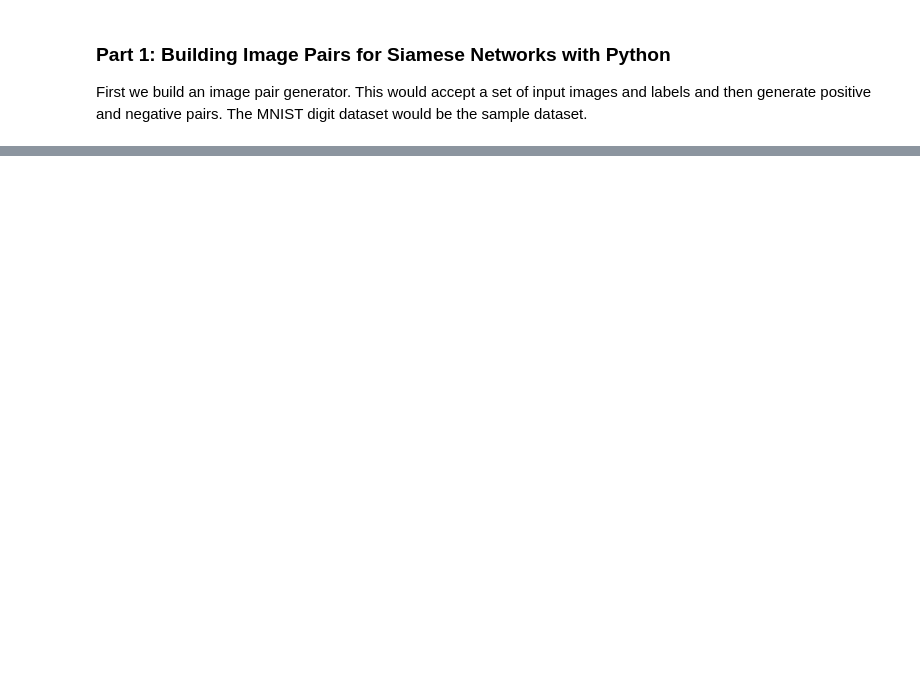
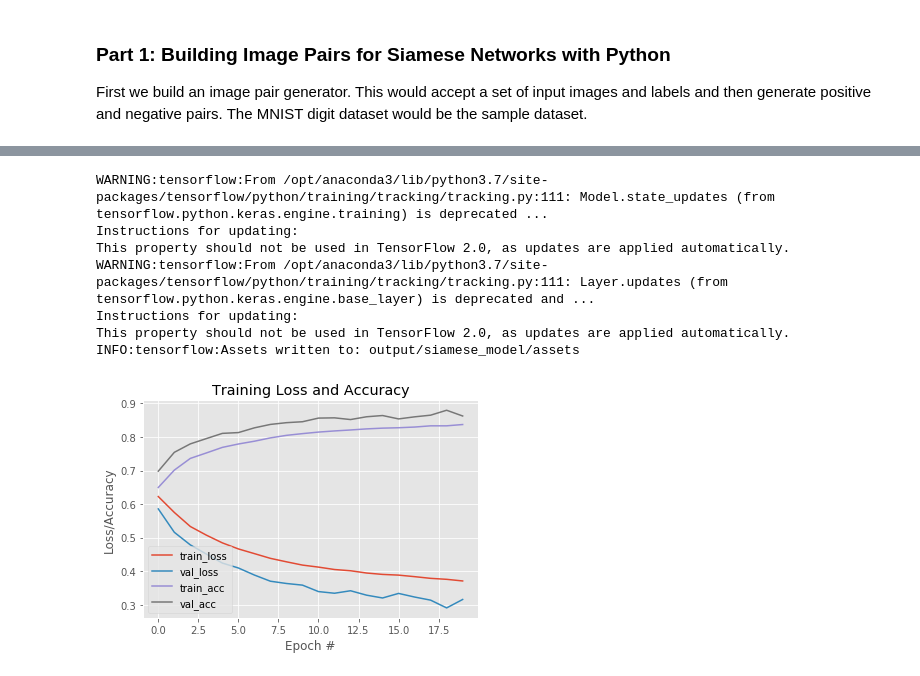
Before and after one commit to Mofetoluwa/Insights, a Jupyter notebook: PyImage/Siamese Networks/Hellooooo Siamese Networks.ipynb, the cells around one changed output, grey strips where cells are left out. Saved outputs shown, nothing was run; the diff lists cells and outputs as text; code cells hidden in the pictures; blank space fills up the shorter version.

Commit message:
Trained and predicted

```diff
--- a/PyImage/Siamese Networks/Hellooooo Siamese Networks.ipynb
+++ b/PyImage/Siamese Networks/Hellooooo Siamese Networks.ipynb
@@ -120,0 +230,30 @@ plt.imshow(montage)
+# %%
+# Then we configure the Siamese network
+
+img_a = Input(shape=input_shape)
+img_b = Input(shape=input_shape)
+
+# Even though there are 2 sister networks, we implement them as a single instance.
+# This is because they have the same architecture and parameters. So they should have the
+# same weights.
+
+feature_extractor = build_siamese_model(input_shape)
+feats_a = feature_extractor(img_a)
+feats_b = feature_extractor(img_b)
+
+
+# Then we construct the Siamese network
+distance = Lambda(euclidean_dist)([feats_a, feats_b])
+outputs = Dense(1, activation='sigmoid')(distance)
+model = Model(inputs=[img_a, img_b], outputs=outputs)
+# %%
+# We train the model
+
+model.compile(loss='binary_crossentropy', optimizer='adam',
+             metrics=['accuracy'])
+
+history = model.fit([train_pairs[:, 0], train_pairs[:,1]],
+                   train_labels[:],
+                   validation_data=([test_pairs[:,0], test_pairs[:,1]], test_labels[:]),
+                   batch_size=batch_size,
+                   epochs=epochs)
@@ -120,0 +278,12 @@ plt.imshow(montage)
+# %%
+model.save(model_path)
+plot_history(history, plot_path)
+# %% [output]
+WARNING:tensorflow:From /opt/anaconda3/lib/python3.7/site-packages/tensorflow/python/training/tracking/tracking.py:111: Model.state_updates (from tensorflow.python.keras.engine.training) is deprecated ...
+Instructions for updating:
+This property should not be used in TensorFlow 2.0, as updates are applied automatically.
+WARNING:tensorflow:From /opt/anaconda3/lib/python3.7/site-packages/tensorflow/python/training/tracking/tracking.py:111: Layer.updates (from tensorflow.python.keras.engine.base_layer) is deprecated and ...
+Instructions for updating:
+This property should not be used in TensorFlow 2.0, as updates are applied automatically.
+INFO:tensorflow:Assets written to: output/siamese_model/assets
+[figure, added]
```
Also changed, not shown: parts of 22 cells of this notebook, 5 other files.
